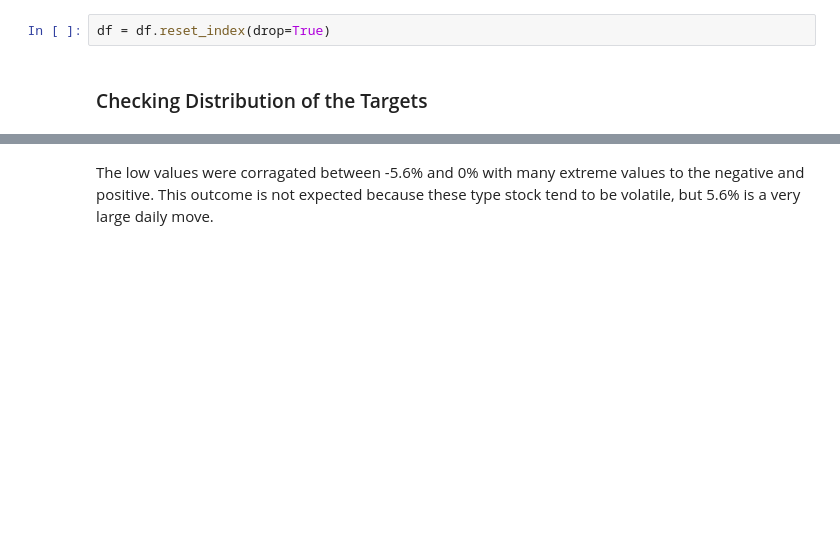
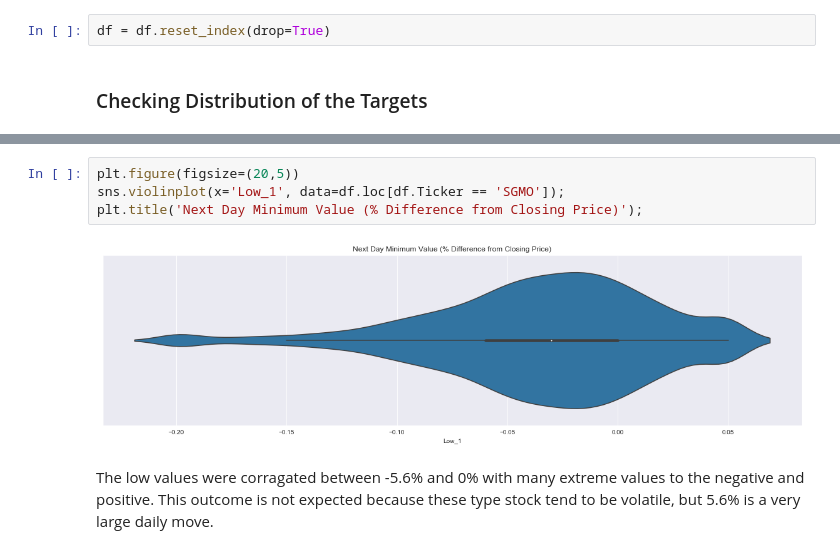
Before and after one commit to menach123/Stock-Prediction-for-Small-Biotech-Companies-GRU-RNN-with-Regression-Output-, a Jupyter notebook: initial_EDA.ipynb, the cells around one changed output, grey strips where cells are left out. Saved outputs shown, nothing was run; the diff lists cells and outputs as text; blank space fills up the shorter version.

```diff
--- a/initial_EDA.ipynb
+++ b/initial_EDA.ipynb
@@ -171,3 +196,9 @@ Name: Low_1, dtype: float64
+# %%
+plt.figure(figsize=(20,5))
+sns.violinplot(x='Low_1', data=df.loc[df.Ticker == 'SGMO']);
+plt.title('Next Day Minimum Value (% Difference from Closing Price)');
+# %% [output]
+[figure, added]
 # %% [markdown]
 The low values were corragated between -5.6% and 0% with many extreme values to the negative and positive. This outcome is not expected because these type stock tend to be volatile, but 5.6% is a very large daily move.
 # %%
```
Also changed, not shown: parts of 19 cells of this notebook, 15 other files.
